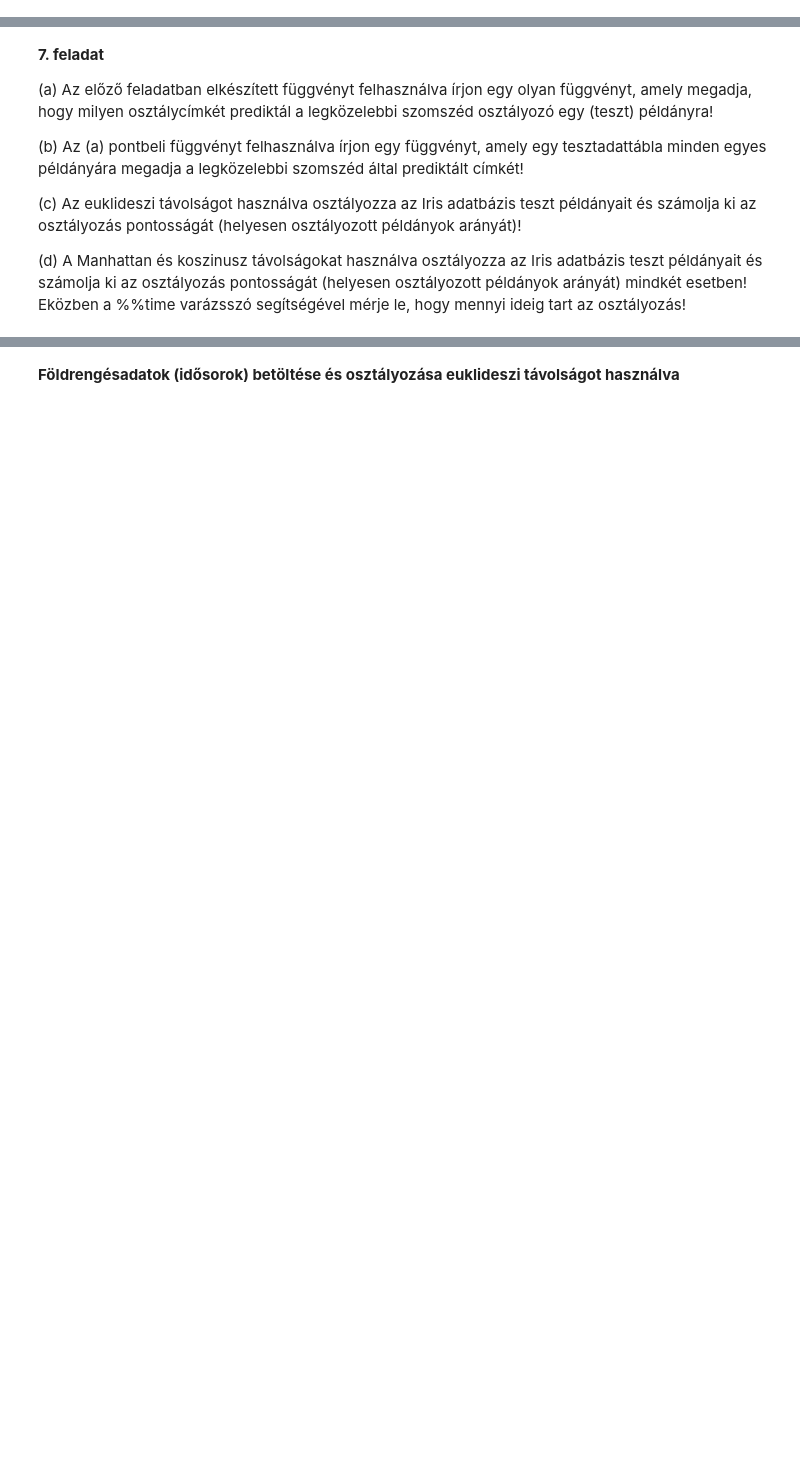
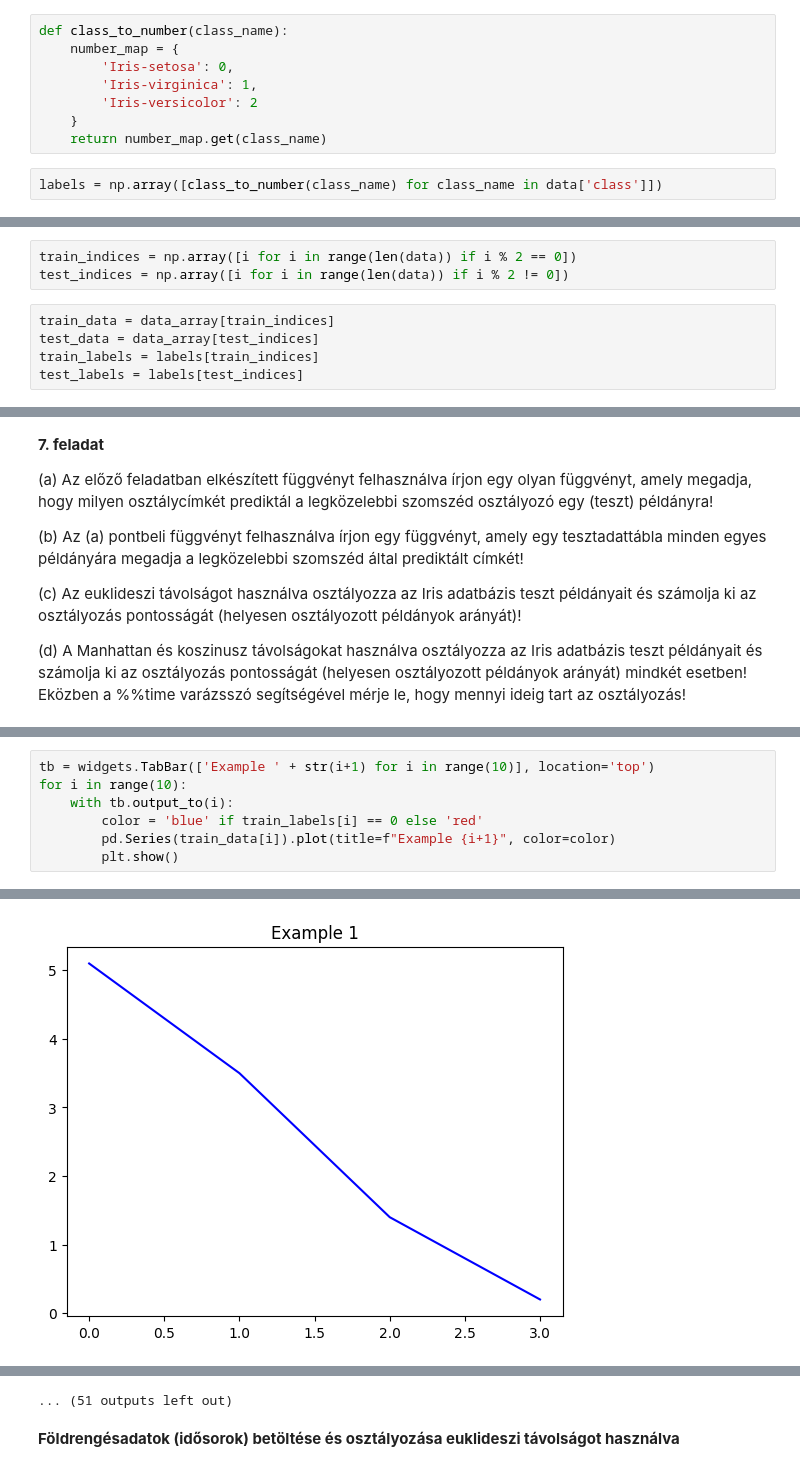
Before and after one commit to MemerGamer/IntelligensModszerekTantargy, a Jupyter notebook: LegkozelebbiSzomszed.ipynb, the cells around one changed output, grey strips where cells are left out. Saved outputs shown, nothing was run; the diff lists cells and outputs as text; blank space fills up the shorter version.

```diff
--- a/LegkozelebbiSzomszed.ipynb
+++ b/LegkozelebbiSzomszed.ipynb
@@ -101,3 +150,13 @@ data_array[:,3] = data['petal width']
+# %%
+def class_to_number(class_name):
+    number_map = {
+        'Iris-setosa': 0,
+        'Iris-virginica': 1,
+        'Iris-versicolor': 2
+    }
+    return number_map.get(class_name)
+# %%
+labels = np.array([class_to_number(class_name) for class_name in data['class']])
 # %% [markdown]
 **4. feladat: adatok felosztása tanító adatokra és tesztadatokra**
 
@@ -111,3 +166,11 @@ data_array[:,3] = data['petal width']
+# %%
+train_indices = np.array([i for i in range(len(data)) if i % 2 == 0])
+test_indices = np.array([i for i in range(len(data)) if i % 2 != 0])
+# %%
+train_data = data_array[train_indices]
+test_data = data_array[test_indices]
+train_labels = labels[train_indices]
+test_labels = labels[test_indices]
 # %% [markdown]
 **5. feladat: hasonlósági függvények**
 
@@ -207,0 +311,8 @@ def nearest_neighbor_predictions(test_data: np.array,
+# %%
+tb = widgets.TabBar(['Example ' + str(i+1) for i in range(10)], location='top')
+for i in range(10):
+    with tb.output_to(i):
+        color = 'blue' if train_labels[i] == 0 else 'red'
+        pd.Series(train_data[i]).plot(title=f"Example {i+1}", color=color)
+        plt.show()
+# %% [output]
@@ -207,0 +326 @@ def nearest_neighbor_predictions(test_data: np.array,
+[figure, added]
@@ -208,2 +331,3 @@ def nearest_neighbor_predictions(test_data: np.array,
+... (51 outputs left out)
 # %% [markdown]
 **Földrengésadatok (idősorok) betöltése és osztályozása euklideszi távolságot használva**
```
Also changed, not shown: parts of 43 cells of this notebook.
